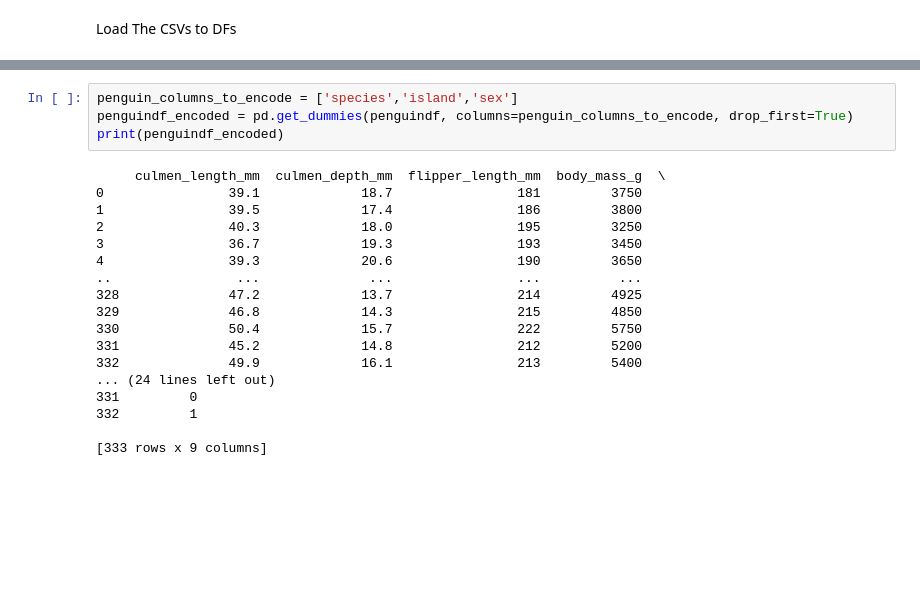
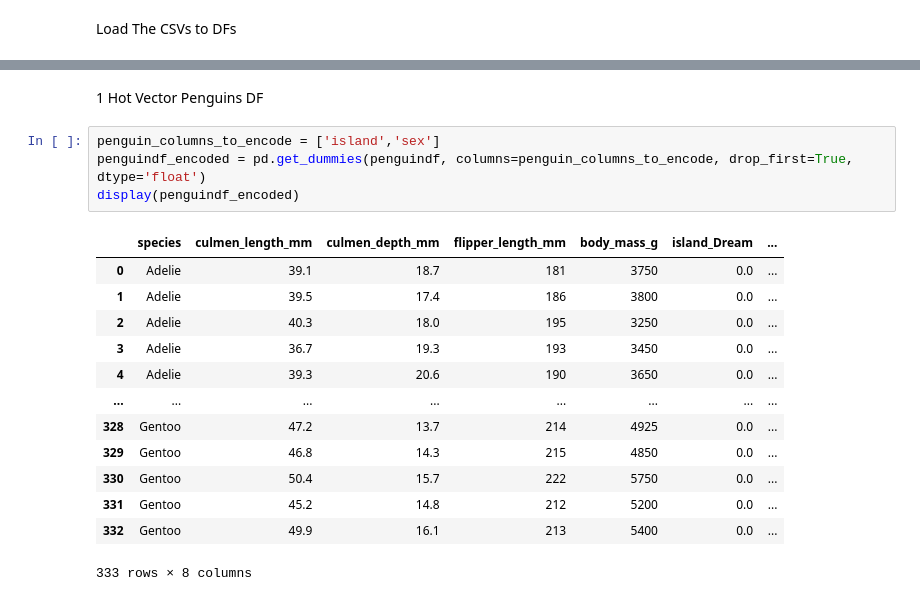
Before and after one commit to ryanwong2000/COMP472-project, a Jupyter notebook: A1-472/A1.ipynb, the cells around one changed output, grey strips where cells are left out. Cells and saved outputs as stored; diff of their text form; blank space fills up the shorter version.

```diff
--- a/A1-472/A1.ipynb
+++ b/A1-472/A1.ipynb
@@ -12,22 +31,20 @@ abalonedf = pd.read_csv('abalone.csv')
+# %% [markdown]
+1 Hot Vector Penguins DF
 # %%
-penguin_columns_to_encode = ['species','island','sex']
-penguindf_encoded = pd.get_dummies(penguindf, columns=penguin_columns_to_encode, drop_first=True)
-print(penguindf_encoded)
+penguin_columns_to_encode = ['island','sex']
+penguindf_encoded = pd.get_dummies(penguindf, columns=penguin_columns_to_encode, drop_first=True, dtype='float')
+display(penguindf_encoded)
 # %% [output]
+|  | species | culmen_length_mm | culmen_depth_mm | flipper_length_mm | body_mass_g | island_Dream | ... |
+| 0 | Adelie | 39.1 | 18.7 | 181 | 3750 | 0.0 | ... |
+| 1 | Adelie | 39.5 | 17.4 | 186 | 3800 | 0.0 | ... |
+| 2 | Adelie | 40.3 | 18.0 | 195 | 3250 | 0.0 | ... |
+| 3 | Adelie | 36.7 | 19.3 | 193 | 3450 | 0.0 | ... |
+| 4 | Adelie | 39.3 | 20.6 | 190 | 3650 | 0.0 | ... |
+| ... | ... | ... | ... | ... | ... | ... | ... |
+| 328 | Gentoo | 47.2 | 13.7 | 214 | 4925 | 0.0 | ... |
+| 329 | Gentoo | 46.8 | 14.3 | 215 | 4850 | 0.0 | ... |
+| 330 | Gentoo | 50.4 | 15.7 | 222 | 5750 | 0.0 | ... |
+| 331 | Gentoo | 45.2 | 14.8 | 212 | 5200 | 0.0 | ... |
+| 332 | Gentoo | 49.9 | 16.1 | 213 | 5400 | 0.0 | ... |
-     culmen_length_mm  culmen_depth_mm  flipper_length_mm  body_mass_g  \
-0                39.1             18.7                181         3750
-1                39.5             17.4                186         3800
-2                40.3             18.0                195         3250
-3                36.7             19.3                193         3450
-4                39.3             20.6                190         3650
-..                ...              ...                ...          ...
-328              47.2             13.7                214         4925
-329              46.8             14.3                215         4850
-330              50.4             15.7                222         5750
-331              45.2             14.8                212         5200
-332              49.9             16.1                213         5400
-... (24 lines left out)
-331         0
-332         1
-
-[333 rows x 9 columns]
+333 rows × 8 columns
```
Also changed, not shown: parts of 8 cells of this notebook.
